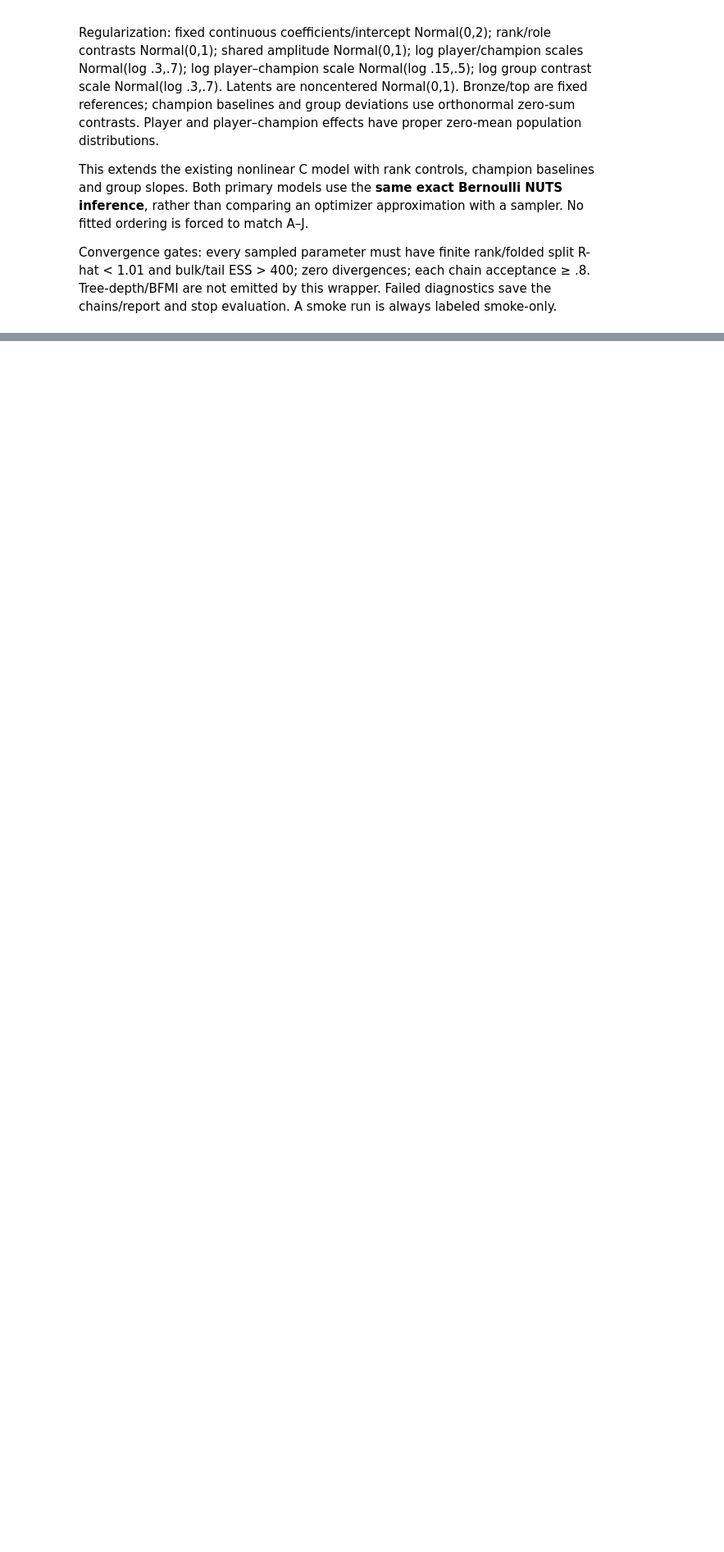
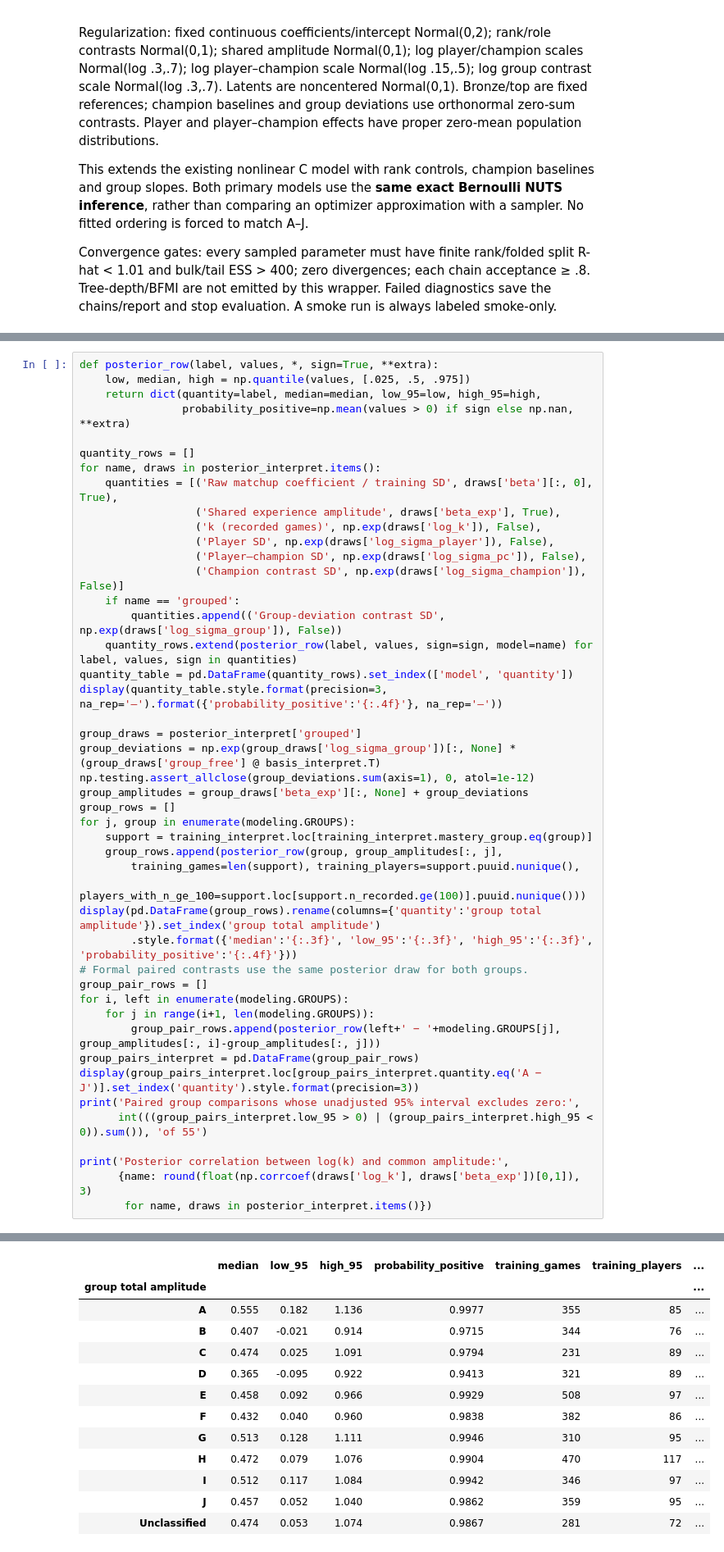
Before and after one commit to minhhohoang/riot-game-prediction, a Jupyter notebook: hlr_model/broad_rank_modeling.ipynb, the cells around one changed output, grey strips where cells are left out. Shown at 82% size. Saved outputs shown, nothing was run; the diff lists cells and outputs as text; blank space fills up the shorter version.

```diff
--- a/hlr_model/broad_rank_modeling.ipynb
+++ b/hlr_model/broad_rank_modeling.ipynb
@@ -189,0 +487,46 @@ For the intended full comparison: restore `profile='full'`, enable the same swit
+# %%
+def posterior_row(label, values, *, sign=True, **extra):
+    low, median, high = np.quantile(values, [.025, .5, .975])
+    return dict(quantity=label, median=median, low_95=low, high_95=high,
+                probability_positive=np.mean(values > 0) if sign else np.nan, **extra)
+
+quantity_rows = []
+for name, draws in posterior_interpret.items():
+    quantities = [('Raw matchup coefficient / training SD', draws['beta'][:, 0], True),
+                  ('Shared experience amplitude', draws['beta_exp'], True),
+                  ('k (recorded games)', np.exp(draws['log_k']), False),
+                  ('Player SD', np.exp(draws['log_sigma_player']), False),
+                  ('Player–champion SD', np.exp(draws['log_sigma_pc']), False),
+                  ('Champion contrast SD', np.exp(draws['log_sigma_champion']), False)]
+    if name == 'grouped':
+        quantities.append(('Group-deviation contrast SD', np.exp(draws['log_sigma_group']), False))
+    quantity_rows.extend(posterior_row(label, values, sign=sign, model=name) for label, values, sign in quantities)
+quantity_table = pd.DataFrame(quantity_rows).set_index(['model', 'quantity'])
+display(quantity_table.style.format(precision=3, na_rep='—').format({'probability_positive':'{:.4f}'}, na_rep='—'))
+
+group_draws = posterior_interpret['grouped']
+group_deviations = np.exp(group_draws['log_sigma_group'])[:, None] * (group_draws['group_free'] @ basis_interpret.T)
+np.testing.assert_allclose(group_deviations.sum(axis=1), 0, atol=1e-12)
+group_amplitudes = group_draws['beta_exp'][:, None] + group_deviations
+group_rows = []
+for j, group in enumerate(modeling.GROUPS):
+    support = training_interpret.loc[training_interpret.mastery_group.eq(group)]
+    group_rows.append(posterior_row(group, group_amplitudes[:, j],
+        training_games=len(support), training_players=support.puuid.nunique(),
+        players_with_n_ge_100=support.loc[support.n_recorded.ge(100)].puuid.nunique()))
+display(pd.DataFrame(group_rows).rename(columns={'quantity':'group total amplitude'}).set_index('group total amplitude')
+        .style.format({'median':'{:.3f}', 'low_95':'{:.3f}', 'high_95':'{:.3f}', 'probability_positive':'{:.4f}'}))
+# Formal paired contrasts use the same posterior draw for both groups.
+group_pair_rows = []
+for i, left in enumerate(modeling.GROUPS):
+    for j in range(i+1, len(modeling.GROUPS)):
+        group_pair_rows.append(posterior_row(left+' − '+modeling.GROUPS[j], group_amplitudes[:, i]-group_amplitudes[:, j]))
+group_pairs_interpret = pd.DataFrame(group_pair_rows)
+display(group_pairs_interpret.loc[group_pairs_interpret.quantity.eq('A − J')].set_index('quantity').style.format(precision=3))
+print('Paired group comparisons whose unadjusted 95% interval excludes zero:',
+      int(((group_pairs_interpret.low_95 > 0) | (group_pairs_interpret.high_95 < 0)).sum()), 'of 55')
+
+print('Posterior correlation between log(k) and common amplitude:',
+      {name: round(float(np.corrcoef(draws['log_k'], draws['beta_exp'])[0,1]), 3)
+       for name, draws in posterior_interpret.items()})
+# %% [output]
@@ -189,0 +548,13 @@ For the intended full comparison: restore `profile='full'`, enable the same swit
+|  | median | low_95 | high_95 | probability_positive | training_games | training_players | ... |
+| group total amplitude |  |  |  |  |  |  | ... |
+| A | 0.555 | 0.182 | 1.136 | 0.9977 | 355 | 85 | ... |
+| B | 0.407 | -0.021 | 0.914 | 0.9715 | 344 | 76 | ... |
+| C | 0.474 | 0.025 | 1.091 | 0.9794 | 231 | 89 | ... |
+| D | 0.365 | -0.095 | 0.922 | 0.9413 | 321 | 89 | ... |
+| E | 0.458 | 0.092 | 0.966 | 0.9929 | 508 | 97 | ... |
+| F | 0.432 | 0.040 | 0.960 | 0.9838 | 382 | 86 | ... |
+| G | 0.513 | 0.128 | 1.111 | 0.9946 | 310 | 95 | ... |
+| H | 0.472 | 0.079 | 1.076 | 0.9904 | 470 | 117 | ... |
+| I | 0.512 | 0.117 | 1.084 | 0.9942 | 346 | 97 | ... |
+| J | 0.457 | 0.052 | 1.040 | 0.9862 | 359 | 95 | ... |
+| Unclassified | 0.474 | 0.053 | 1.074 | 0.9867 | 281 | 72 | ... |
```
Also changed, not shown: parts of 23 cells of this notebook, 5 other files.
